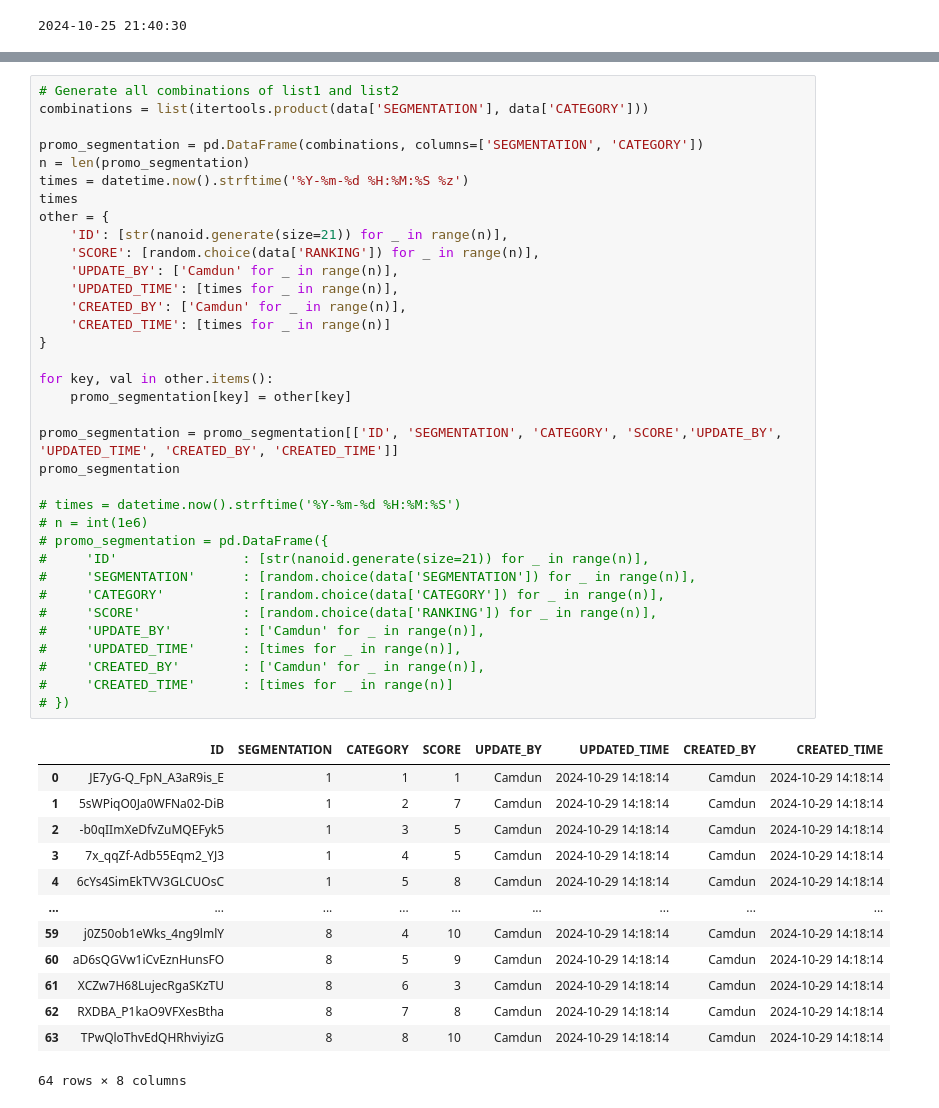
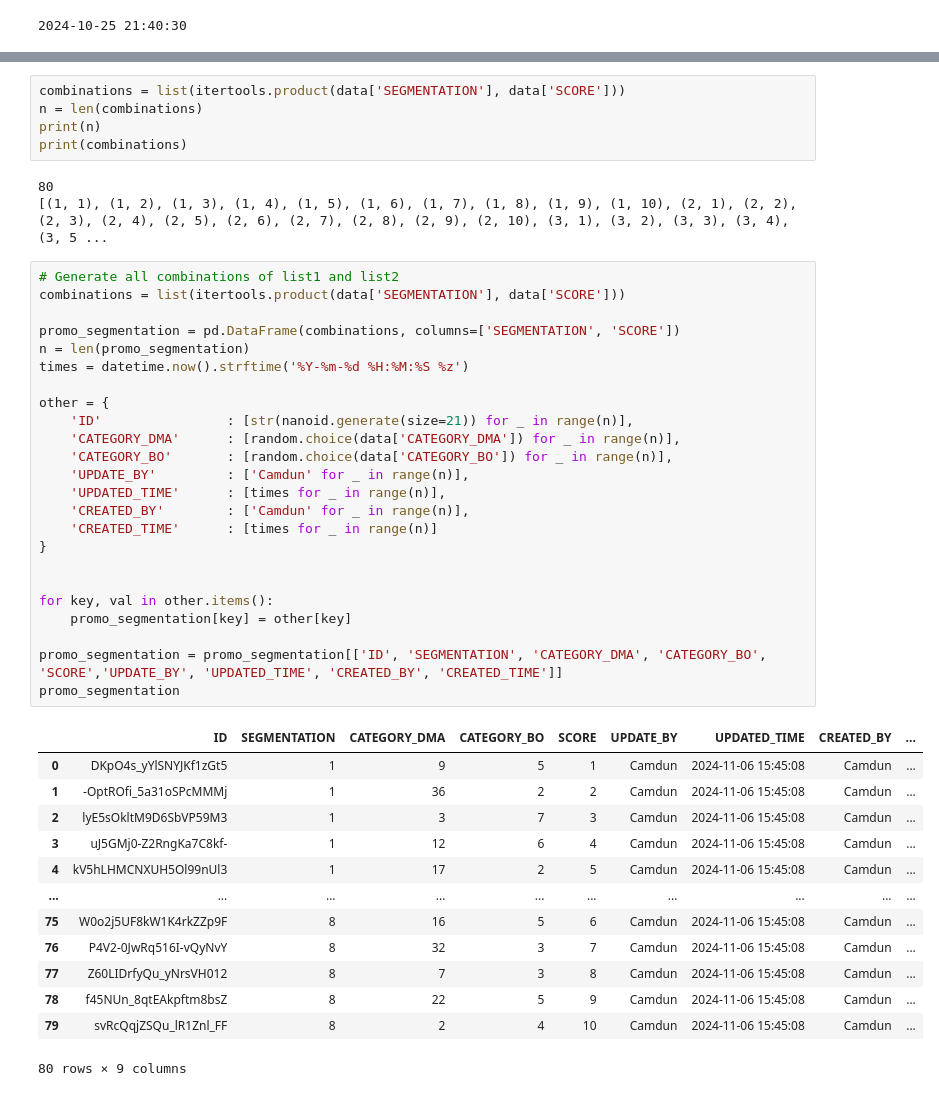
Before and after one commit to chamdan55/promo_project, a Jupyter notebook: generate_data.ipynb, the cells around one changed output, grey strips where cells are left out. Cells and saved outputs as stored; diff of their text form.

```diff
--- a/generate_data.ipynb
+++ b/generate_data.ipynb
@@ -249,50 +304,47 @@ user_properties = pd.DataFrame({
+# %%
+combinations = list(itertools.product(data['SEGMENTATION'], data['SCORE']))
+n = len(combinations)
+print(n)
+print(combinations)
+# %% [output]
+80
+[(1, 1), (1, 2), (1, 3), (1, 4), (1, 5), (1, 6), (1, 7), (1, 8), (1, 9), (1, 10), (2, 1), (2, 2), (2, 3), (2, 4), (2, 5), (2, 6), (2, 7), (2, 8), (2, 9), (2, 10), (3, 1), (3, 2), (3, 3), (3, 4), (3, 5 ...
 # %%
 # Generate all combinations of list1 and list2
-combinations = list(itertools.product(data['SEGMENTATION'], data['CATEGORY']))
+combinations = list(itertools.product(data['SEGMENTATION'], data['SCORE']))
 
-promo_segmentation = pd.DataFrame(combinations, columns=['SEGMENTATION', 'CATEGORY'])
+promo_segmentation = pd.DataFrame(combinations, columns=['SEGMENTATION', 'SCORE'])
 n = len(promo_segmentation)
 times = datetime.now().strftime('%Y-%m-%d %H:%M:%S %z')
-times
+
 other = {
-    'ID': [str(nanoid.generate(size=21)) for _ in range(n)],
-    'SCORE': [random.choice(data['RANKING']) for _ in range(n)],
-    'UPDATE_BY': ['Camdun' for _ in range(n)],
-    'UPDATED_TIME': [times for _ in range(n)],
-    'CREATED_BY': ['Camdun' for _ in range(n)],
-    'CREATED_TIME': [times for _ in range(n)]
+    'ID'                : [str(nanoid.generate(size=21)) for _ in range(n)],
+    'CATEGORY_DMA'      : [random.choice(data['CATEGORY_DMA']) for _ in range(n)],
+    'CATEGORY_BO'       : [random.choice(data['CATEGORY_BO']) for _ in range(n)],
+    'UPDATE_BY'         : ['Camdun' for _ in range(n)],
+    'UPDATED_TIME'      : [times for _ in range(n)],
+    'CREATED_BY'        : ['Camdun' for _ in range(n)],
+    'CREATED_TIME'      : [times for _ in range(n)]
 }
+
 
 for key, val in other.items():
     promo_segmentation[key] = other[key]
 
-promo_segmentation = promo_segmentation[['ID', 'SEGMENTATION', 'CATEGORY', 'SCORE','UPDATE_BY', 'UPDATED_TIME', 'CREATED_BY', 'CREATED_TIME']]
+promo_segmentation = promo_segmentation[['ID', 'SEGMENTATION', 'CATEGORY_DMA', 'CATEGORY_BO', 'SCORE','UPDATE_BY', 'UPDATED_TIME', 'CREATED_BY', 'CREATED_TIME']]
 promo_segmentation
-
-# times = datetime.now().strftime('%Y-%m-%d %H:%M:%S')
-# n = int(1e6)
-# promo_segmentation = pd.DataFrame({
-#     'ID'                : [str(nanoid.generate(size=21)) for _ in range(n)],
-#     'SEGMENTATION'      : [random.choice(data['SEGMENTATION']) for _ in range(n)],
-#     'CATEGORY'          : [random.choice(data['CATEGORY']) for _ in range(n)],
-#     'SCORE'             : [random.choice(data['RANKING']) for _ in range(n)],
-#     'UPDATE_BY'         : ['Camdun' for _ in range(n)],
-#     'UPDATED_TIME'      : [times for _ in range(n)],
-#     'CREATED_BY'        : ['Camdun' for _ in range(n)],
-#     'CREATED_TIME'      : [times for _ in range(n)]
-# })
 # %% [output]
-|  | ID | SEGMENTATION | CATEGORY | SCORE | UPDATE_BY | UPDATED_TIME | CREATED_BY | CREATED_TIME |
-| 0 | JE7yG-Q_FpN_A3aR9is_E | 1 | 1 | 1 | Camdun | 2024-10-29 14:18:14 | Camdun | 2024-10-29 14:18:14 |
-| 1 | 5sWPiqO0Ja0WFNa02-DiB | 1 | 2 | 7 | Camdun | 2024-10-29 14:18:14 | Camdun | 2024-10-29 14:18:14 |
-| 2 | -b0qIImXeDfvZuMQEFyk5 | 1 | 3 | 5 | Camdun | 2024-10-29 14:18:14 | Camdun | 2024-10-29 14:18:14 |
-| 3 | 7x_qqZf-Adb55Eqm2_YJ3 | 1 | 4 | 5 | Camdun | 2024-10-29 14:18:14 | Camdun | 2024-10-29 14:18:14 |
-| 4 | 6cYs4SimEkTVV3GLCUOsC | 1 | 5 | 8 | Camdun | 2024-10-29 14:18:14 | Camdun | 2024-10-29 14:18:14 |
-| ... | ... | ... | ... | ... | ... | ... | ... | ... |
-| 59 | j0Z50ob1eWks_4ng9lmlY | 8 | 4 | 10 | Camdun | 2024-10-29 14:18:14 | Camdun | 2024-10-29 14:18:14 |
-| 60 | aD6sQGVw1iCvEznHunsFO | 8 | 5 | 9 | Camdun | 2024-10-29 14:18:14 | Camdun | 2024-10-29 14:18:14 |
-| 61 | XCZw7H68LujecRgaSKzTU | 8 | 6 | 3 | Camdun | 2024-10-29 14:18:14 | Camdun | 2024-10-29 14:18:14 |
-| 62 | RXDBA_P1kaO9VFXesBtha | 8 | 7 | 8 | Camdun | 2024-10-29 14:18:14 | Camdun | 2024-10-29 14:18:14 |
-| 63 | TPwQloThvEdQHRhviyizG | 8 | 8 | 10 | Camdun | 2024-10-29 14:18:14 | Camdun | 2024-10-29 14:18:14 |
+|  | ID | SEGMENTATION | CATEGORY_DMA | CATEGORY_BO | SCORE | UPDATE_BY | UPDATED_TIME | CREATED_BY | ... |
+| 0 | DKpO4s_yYlSNYJKf1zGt5 | 1 | 9 | 5 | 1 | Camdun | 2024-11-06 15:45:08 | Camdun | ... |
+| 1 | -OptROfi_5a31oSPcMMMj | 1 | 36 | 2 | 2 | Camdun | 2024-11-06 15:45:08 | Camdun | ... |
+| 2 | lyE5sOkltM9D6SbVP59M3 | 1 | 3 | 7 | 3 | Camdun | 2024-11-06 15:45:08 | Camdun | ... |
+| 3 | uJ5GMj0-Z2RngKa7C8kf- | 1 | 12 | 6 | 4 | Camdun | 2024-11-06 15:45:08 | Camdun | ... |
+| 4 | kV5hLHMCNXUH5Ol99nUl3 | 1 | 17 | 2 | 5 | Camdun | 2024-11-06 15:45:08 | Camdun | ... |
+| ... | ... | ... | ... | ... | ... | ... | ... | ... | ... |
+| 75 | W0o2j5UF8kW1K4rkZZp9F | 8 | 16 | 5 | 6 | Camdun | 2024-11-06 15:45:08 | Camdun | ... |
+| 76 | P4V2-0JwRq516I-vQyNvY | 8 | 32 | 3 | 7 | Camdun | 2024-11-06 15:45:08 | Camdun | ... |
+| 77 | Z60LIDrfyQu_yNrsVH012 | 8 | 7 | 3 | 8 | Camdun | 2024-11-06 15:45:08 | Camdun | ... |
+| 78 | f45NUn_8qtEAkpftm8bsZ | 8 | 22 | 5 | 9 | Camdun | 2024-11-06 15:45:08 | Camdun | ... |
+| 79 | svRcQqjZSQu_lR1Znl_FF | 8 | 2 | 4 | 10 | Camdun | 2024-11-06 15:45:08 | Camdun | ... |
-64 rows × 8 columns
+80 rows × 9 columns
 # %%
```
Also changed, not shown: parts of 23 cells of this notebook, 5 other files.
